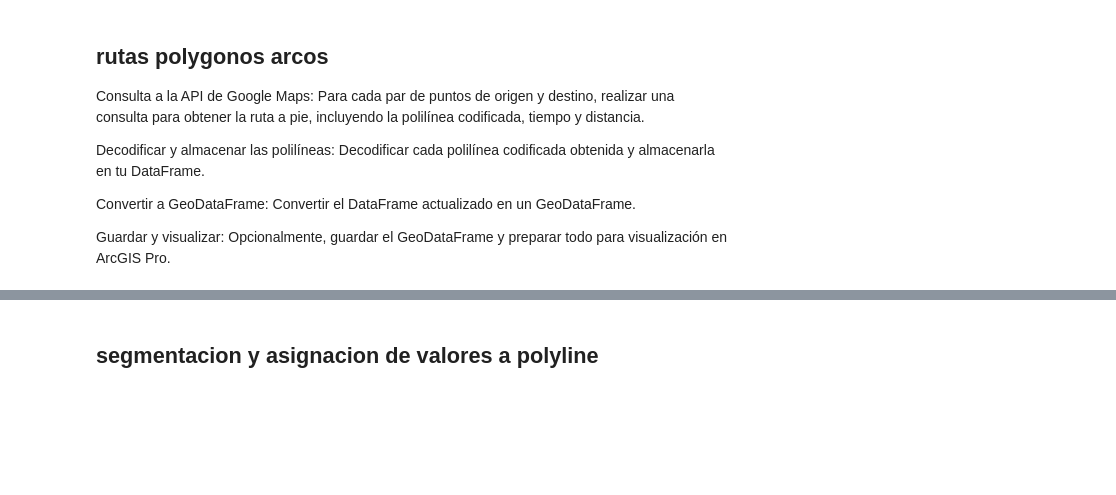
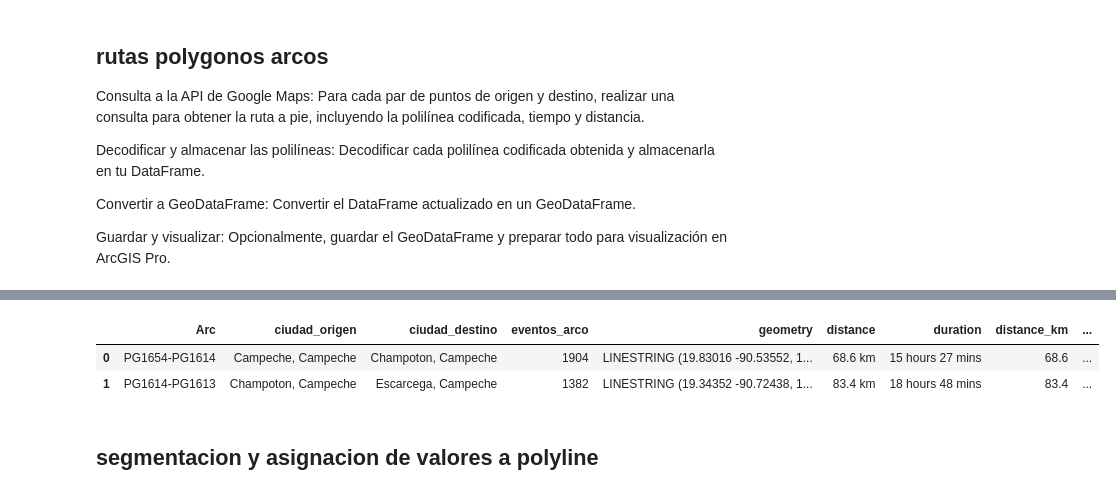
Before and after one commit to puriarter21/Mapa_Migracion_Irregular_Mexico, a Jupyter notebook: 1. Mapas/1. Mapas/Metodo_1/rutas_combinaciones.ipynb, the cells around one changed output, grey strips where cells are left out. Cells and saved outputs as stored; diff of their text form; code cells hidden in the pictures; blank space fills up the shorter version.

```diff
--- a/1. Mapas/1. Mapas/Metodo_1/rutas_combinaciones.ipynb
+++ b/1. Mapas/1. Mapas/Metodo_1/rutas_combinaciones.ipynb
@@ -1089,0 +1321,18 @@ TypeError: Input must be valid geometry objects: LINESTRING (14.63441 -92.23982,
+# %%
+import pandas as pd
+
+# Supongamos que ya tienes cargado el DataFrame nuevos_arcos_df2
+# Crear una función para limpiar los nombres de las ciudades
+def limpiar_ciudad(ciudad):
+    partes = ciudad.split(', ')
+    # Si hay más de dos partes y las dos últimas son iguales, quitar la última
+    if len(partes) > 1 and partes[-1] == partes[-2]:
+        return ', '.join(partes[:-1])
+    return ciudad
+
+# Aplicar la función de limpieza a las columnas 'ciudad_origen' y 'ciudad_destino'
+nuevos_arcos_df2['ciudad_origen'] = nuevos_arcos_df2['ciudad_origen'].apply(limpiar_ciudad)
+nuevos_arcos_df2['ciudad_destino'] = nuevos_arcos_df2['ciudad_destino'].apply(limpiar_ciudad)
+
+# Mostrar el DataFrame actualizado
+print(nuevos_arcos_df2)
@@ -1090,3 +1351,9 @@ TypeError: Input must be valid geometry objects: LINESTRING (14.63441 -92.23982,
+# %%
+nuevos_arcos_df2
+# %% [output]
+|  | Arc | ciudad_origen | ciudad_destino | eventos_arco | geometry | distance | duration | distance_km | ... |
+| 0 | PG1654-PG1614 | Campeche, Campeche | Champoton, Campeche | 1904 | LINESTRING (19.83016 -90.53552, 1... | 68.6 km | 15 hours 27 mins | 68.6 | ... |
+| 1 | PG1614-PG1613 | Champoton, Campeche | Escarcega, Campeche | 1382 | LINESTRING (19.34352 -90.72438, 1... | 83.4 km | 18 hours 48 mins | 83.4 | ... |
 # %% [markdown]
 
 ## segmentacion y asignacion de valores a polyline
```
Also changed, not shown: parts of 36 cells of this notebook, 2 other files.
